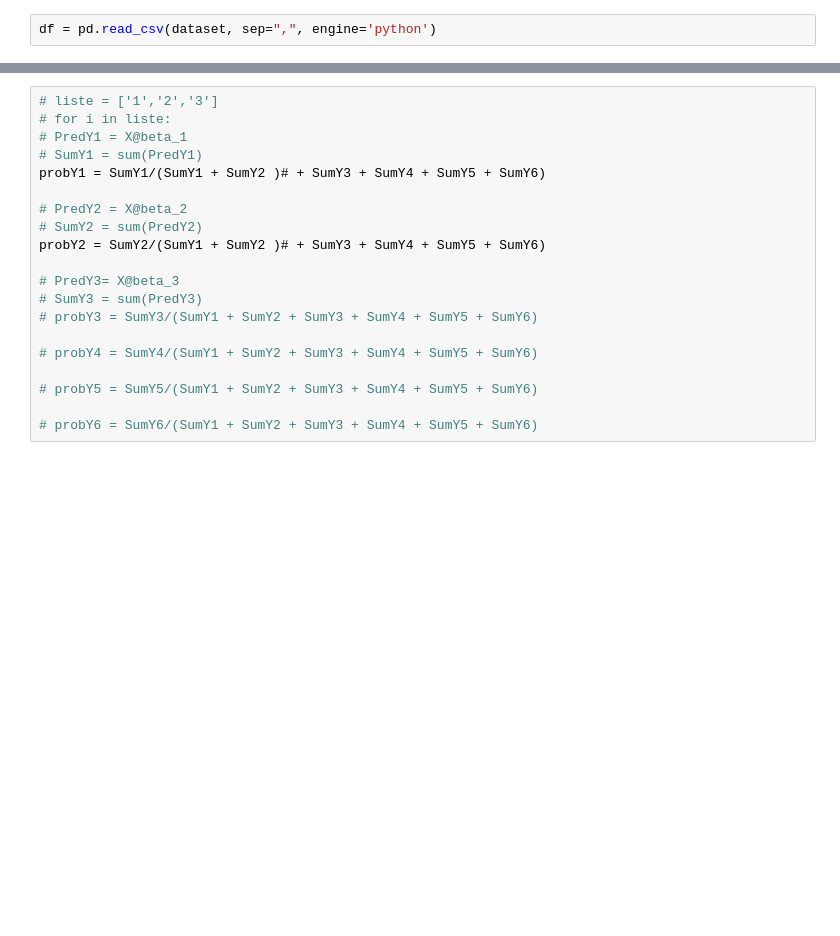
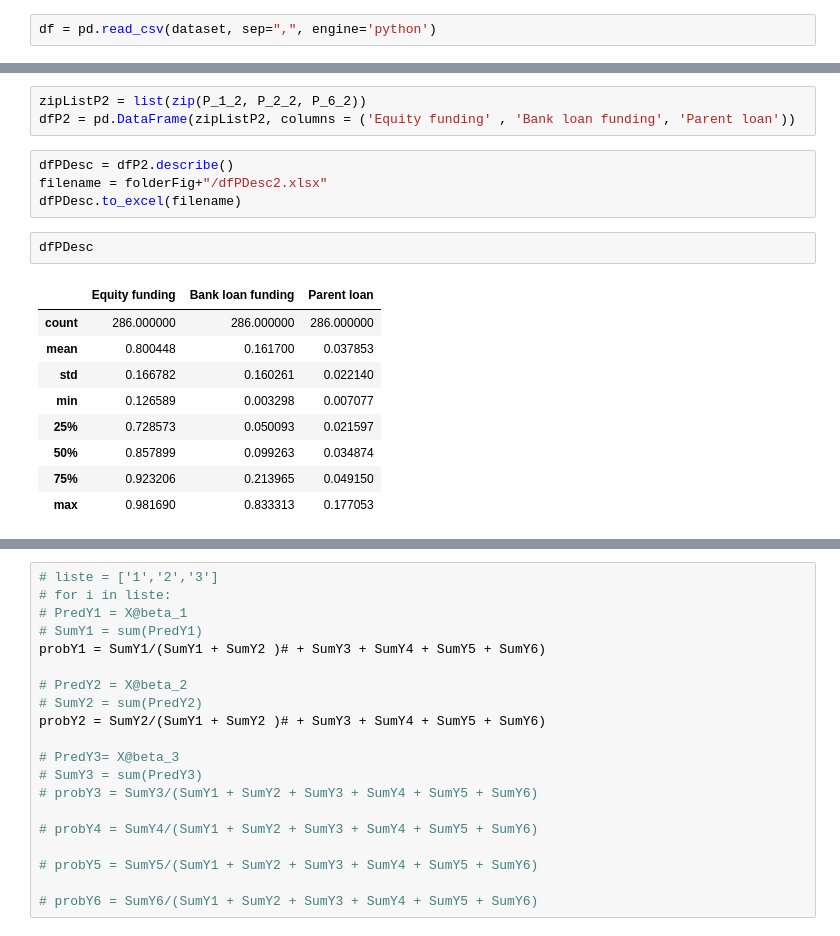
Before and after one commit to DataScienceLead/RealInvestment, a Jupyter notebook: bus_surv/prob.ipynb, the cells around one changed output, grey strips where cells are left out. Drawn from its saved outputs; the diff is of its cells as text; blank space fills up the shorter version.

```diff
--- a/bus_surv/prob.ipynb
+++ b/bus_surv/prob.ipynb
@@ -163,0 +262,19 @@ array([[-1.61703492],
+# %%
+zipListP2 = list(zip(P_1_2, P_2_2, P_6_2))
+dfP2 = pd.DataFrame(zipListP2, columns = ('Equity funding' , 'Bank loan funding', 'Parent loan'))
+# %%
+dfPDesc = dfP2.describe()
+filename = folderFig+"/dfPDesc2.xlsx"
+dfPDesc.to_excel(filename)
+# %%
+dfPDesc
+# %% [output]
+|  | Equity funding | Bank loan funding | Parent loan |
+| count | 286.000000 | 286.000000 | 286.000000 |
+| mean | 0.800448 | 0.161700 | 0.037853 |
+| std | 0.166782 | 0.160261 | 0.022140 |
+| min | 0.126589 | 0.003298 | 0.007077 |
+| 25% | 0.728573 | 0.050093 | 0.021597 |
+| 50% | 0.857899 | 0.099263 | 0.034874 |
+| 75% | 0.923206 | 0.213965 | 0.049150 |
+| max | 0.981690 | 0.833313 | 0.177053 |
```
Also changed, not shown: parts of 75 cells of this notebook, 2 other files.
